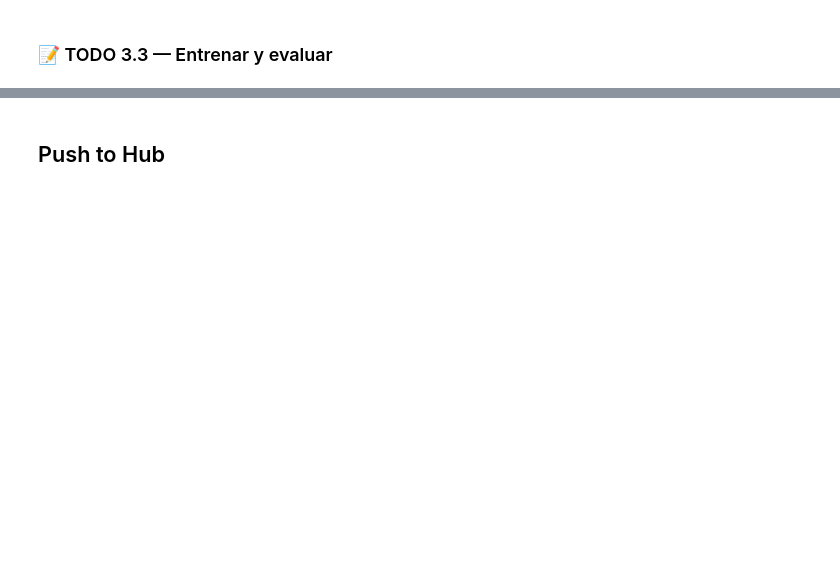
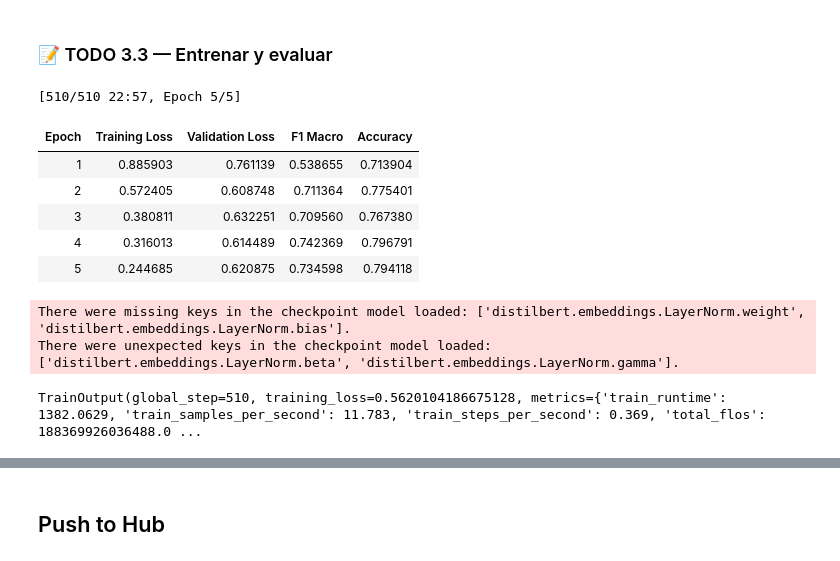
Before and after one commit to mjbernalv/deep-learning-mjbv-20261, a Jupyter notebook: Workshop 4 - NLP/tweeteval-part-3-distilbert.ipynb, the cells around one changed output, grey strips where cells are left out. Cells and saved outputs as stored; diff of their text form; code cells hidden in the pictures; blank space fills up the shorter version.

```diff
--- a/Workshop 4 - NLP/tweeteval-part-3-distilbert.ipynb
+++ b/Workshop 4 - NLP/tweeteval-part-3-distilbert.ipynb
@@ -58,0 +104,20 @@ Usa `make_tokenized_dataset` con el tokenizador correcto y guarda el resultado e
+# %%
+trainer_distilbert = make_trainer(
+    model = model_distilbert,
+    tokenizer = tok_distilbert,
+    tokenized_ds = ds_distilbert,
+    output_dir = "./checkpoints/distilbert",
+    lr = LR,
+)
+trainer_distilbert.train()
+# %% [output]
+[510/510 22:57, Epoch 5/5]
+| Epoch | Training Loss | Validation Loss | F1 Macro | Accuracy |
+| 1 | 0.885903 | 0.761139 | 0.538655 | 0.713904 |
+| 2 | 0.572405 | 0.608748 | 0.711364 | 0.775401 |
+| 3 | 0.380811 | 0.632251 | 0.709560 | 0.767380 |
+| 4 | 0.316013 | 0.614489 | 0.742369 | 0.796791 |
+| 5 | 0.244685 | 0.620875 | 0.734598 | 0.794118 |
+There were missing keys in the checkpoint model loaded: ['distilbert.embeddings.LayerNorm.weight', 'distilbert.embeddings.LayerNorm.bias'].
+There were unexpected keys in the checkpoint model loaded: ['distilbert.embeddings.LayerNorm.beta', 'distilbert.embeddings.LayerNorm.gamma'].
+TrainOutput(global_step=510, training_loss=0.5620104186675128, metrics={'train_runtime': 1382.0629, 'train_samples_per_second': 11.783, 'train_steps_per_second': 0.369, 'total_flos': 188369926036488.0 ...
```
Also changed, not shown: parts of 13 cells of this notebook.
